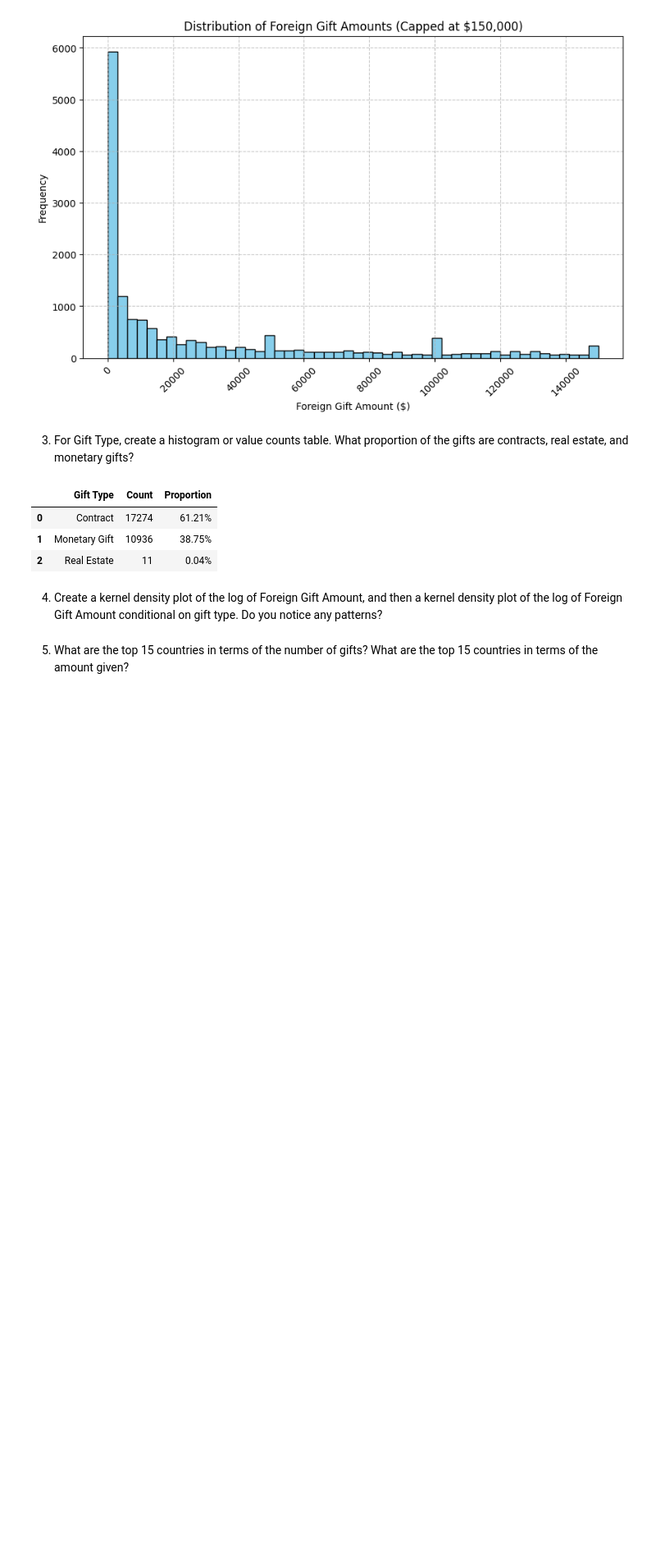
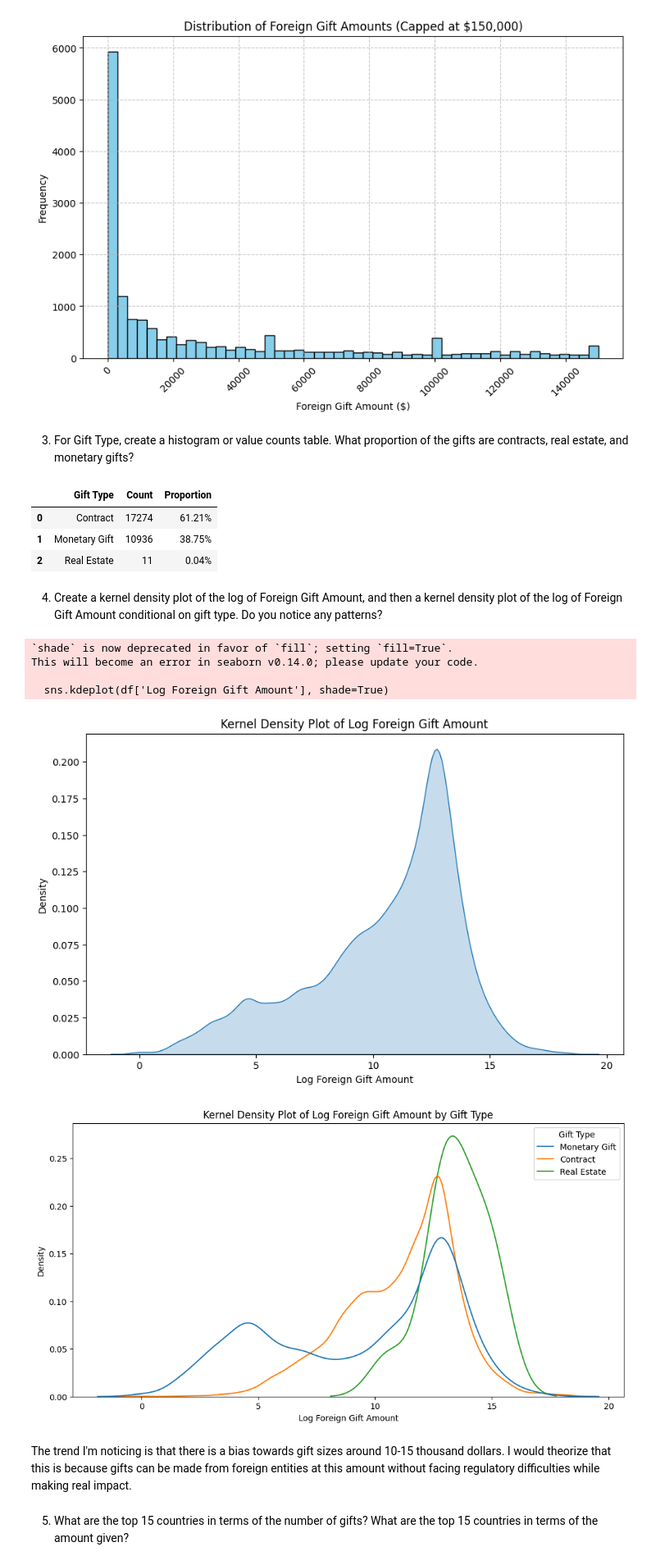
Before and after one commit to deancuva/EDA, a Jupyter notebook: assignment/assignment.ipynb, the cells around one changed output. Shown at 82% size. Saved outputs shown, nothing was run; the diff lists cells and outputs as text; code cells hidden in the pictures; blank space fills up the shorter version.

```diff
--- a/assignment/assignment.ipynb
+++ b/assignment/assignment.ipynb
@@ -97,5 +97,33 @@ result
 | 2 | Real Estate | 11 | 0.04% |
 # %% [markdown]
 4. Create a kernel density plot of the log of Foreign Gift Amount, and then a kernel density plot of the log of Foreign Gift Amount conditional on gift type. Do you notice any patterns?
+# %%
+import seaborn as sns
+import numpy as np
+
+df['Log Foreign Gift Amount'] = np.log(df['Foreign Gift Amount'])
+
+plt.figure(figsize=(10, 6))
+sns.kdeplot(df['Log Foreign Gift Amount'], shade=True)
+plt.title('Kernel Density Plot of Log Foreign Gift Amount')
+plt.xlabel('Log Foreign Gift Amount')
+plt.ylabel('Density')
+plt.show()
+
+plt.figure(figsize=(12, 6))
+sns.kdeplot(data=df, x='Log Foreign Gift Amount', hue='Gift Type', common_norm=False)
+plt.title('Kernel Density Plot of Log Foreign Gift Amount by Gift Type')
+plt.xlabel('Log Foreign Gift Amount')
+plt.ylabel('Density')
+plt.show()
+# %% [output]
+`shade` is now deprecated in favor of `fill`; setting `fill=True`.
+This will become an error in seaborn v0.14.0; please update your code.
+
+  sns.kdeplot(df['Log Foreign Gift Amount'], shade=True)
+[figure, added]
+[figure, added]
+# %% [markdown]
+The trend I'm noticing is that there is a bias towards gift sizes around 10-15 thousand dollars. I would theorize that this is because gifts can be made from foreign entities at this amount without facing regulatory difficulties while making real impact.
 # %% [markdown]
 5. What are the top 15 countries in terms of the number of gifts? What are the top 15 countries in terms of the amount given?
```
Also changed, not shown: parts of 2 cells of this notebook.
